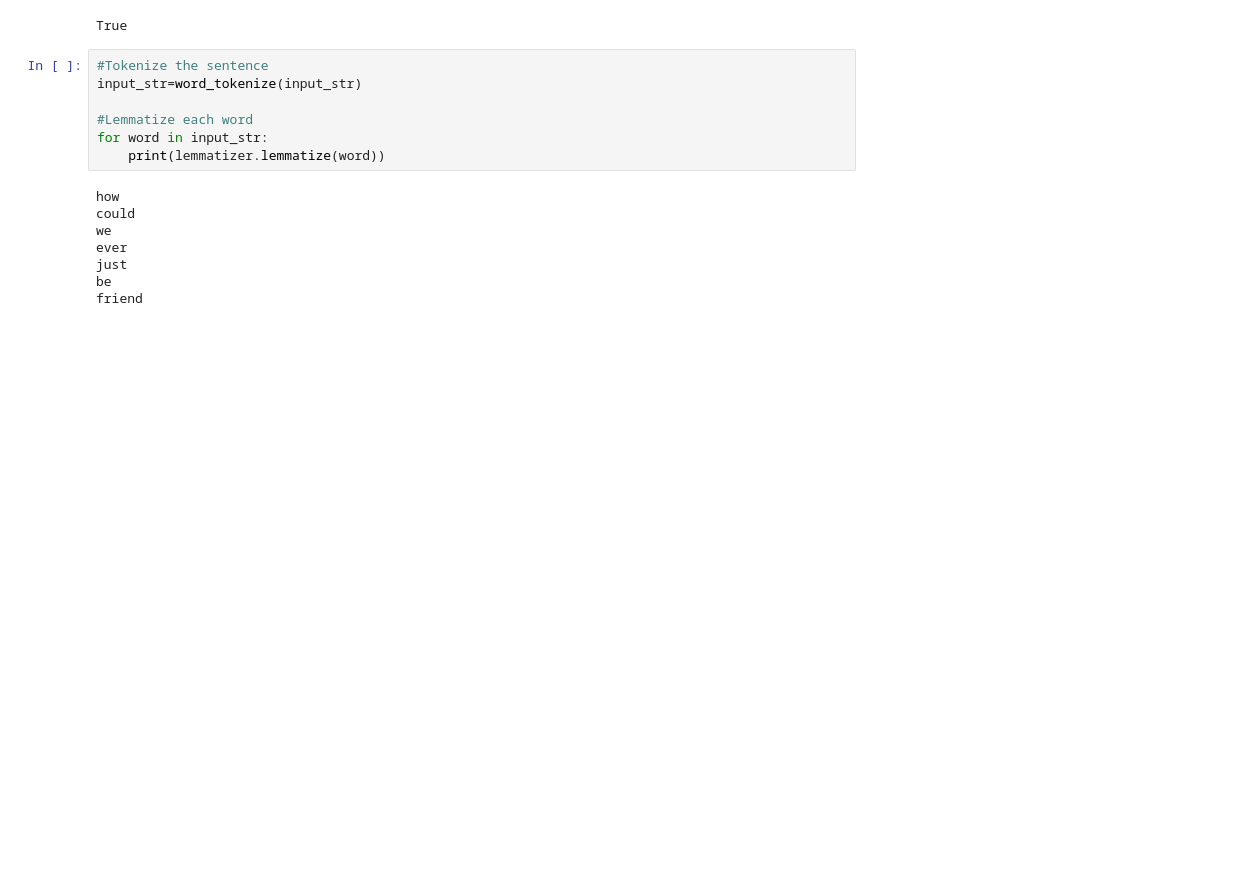
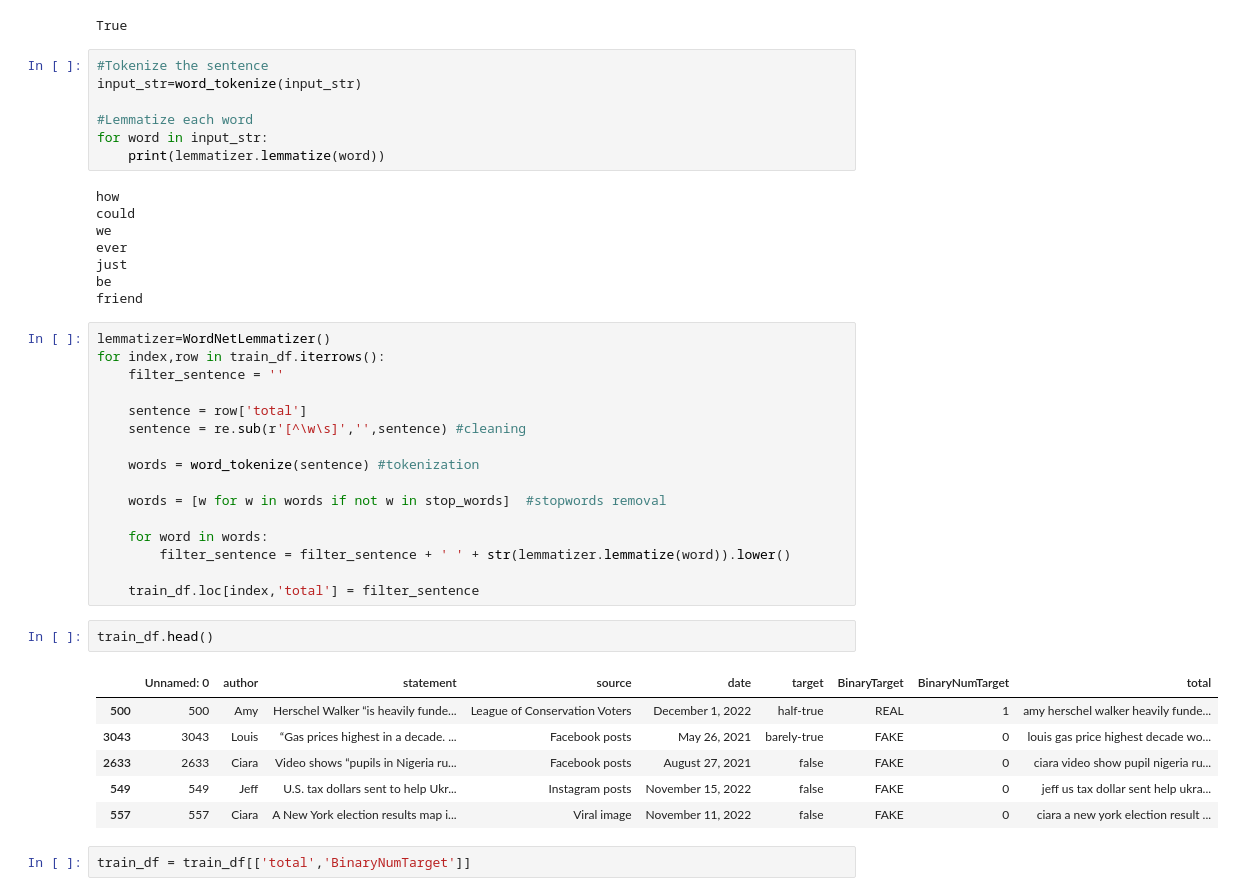
Before and after one commit to sidharthvnair02/Fake-News-Detection, a Jupyter notebook: Data Cleaning/cleaning.ipynb, the cells around one changed output. Saved outputs shown, nothing was run; the diff lists cells and outputs as text; blank space fills up the shorter version.

```diff
--- a/Data Cleaning/cleaning.ipynb
+++ b/Data Cleaning/cleaning.ipynb
@@ -247,3 +247,30 @@ ever
 just
 be
 friend
+# %%
+lemmatizer=WordNetLemmatizer()
+for index,row in train_df.iterrows():
+    filter_sentence = ''
+
+    sentence = row['total']
+    sentence = re.sub(r'[^\w\s]','',sentence) #cleaning
+
+    words = word_tokenize(sentence) #tokenization
+
+    words = [w for w in words if not w in stop_words]  #stopwords removal
+
+    for word in words:
+        filter_sentence = filter_sentence + ' ' + str(lemmatizer.lemmatize(word)).lower()
+
+    train_df.loc[index,'total'] = filter_sentence
+# %%
+train_df.head()
+# %% [output]
+|  | Unnamed: 0 | author | statement | source | date | target | BinaryTarget | BinaryNumTarget | total |
+| 500 | 500 | Amy | Herschel Walker “is heavily funde... | League of Conservation Voters | December 1, 2022 | half-true | REAL | 1 | amy herschel walker heavily funde... |
+| 3043 | 3043 | Louis | “Gas prices highest in a decade. ... | Facebook posts | May 26, 2021 | barely-true | FAKE | 0 | louis gas price highest decade wo... |
+| 2633 | 2633 | Ciara | Video shows “pupils in Nigeria ru... | Facebook posts | August 27, 2021 | false | FAKE | 0 | ciara video show pupil nigeria ru... |
+| 549 | 549 | Jeff | U.S. tax dollars sent to help Ukr... | Instagram posts | November 15, 2022 | false | FAKE | 0 | jeff us tax dollar sent help ukra... |
+| 557 | 557 | Ciara | A New York election results map i... | Viral image | November 11, 2022 | false | FAKE | 0 | ciara a new york election result ... |
+# %%
+train_df = train_df[['total','BinaryNumTarget']]
```
Also changed, not shown: parts of 31 cells of this notebook, 1 other file.
